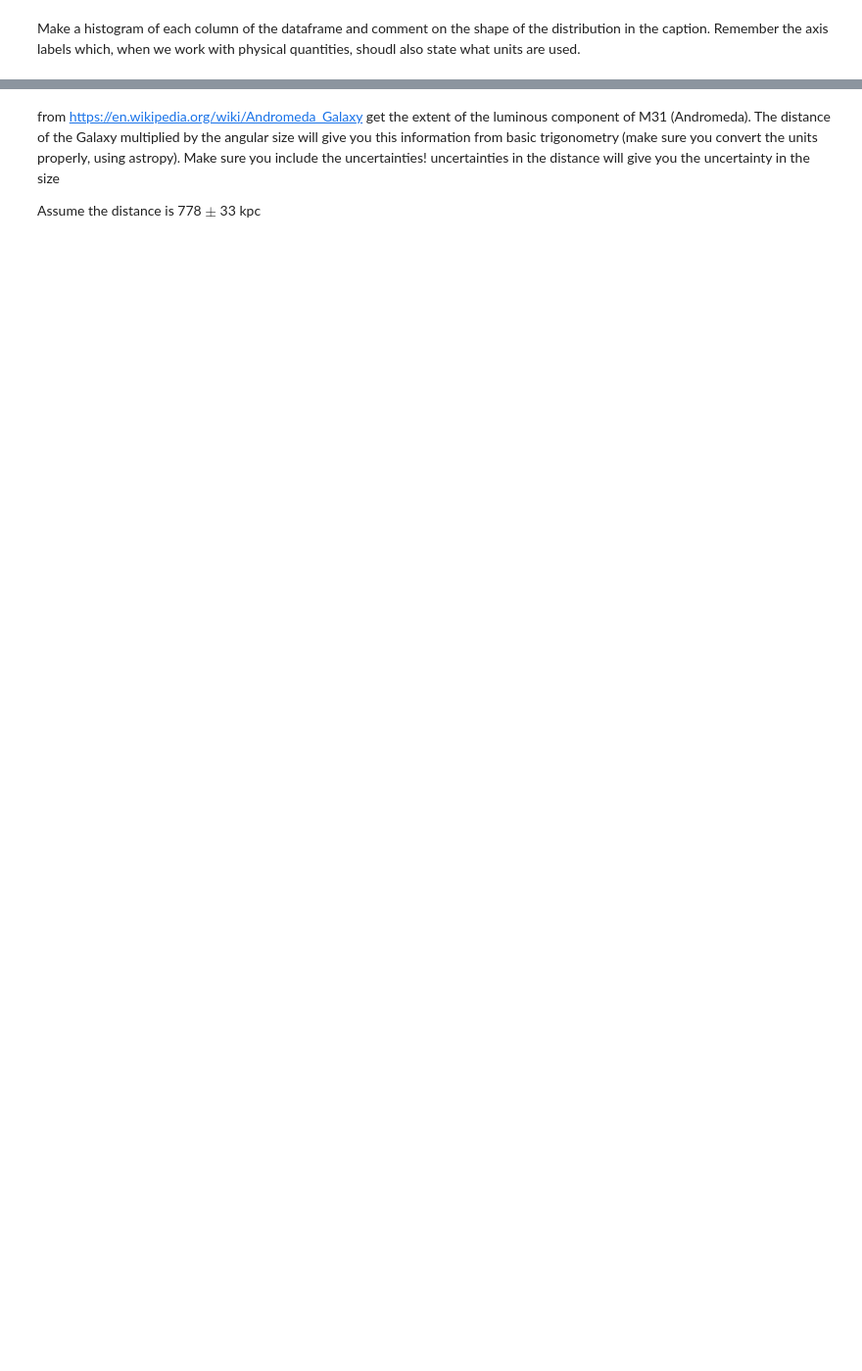
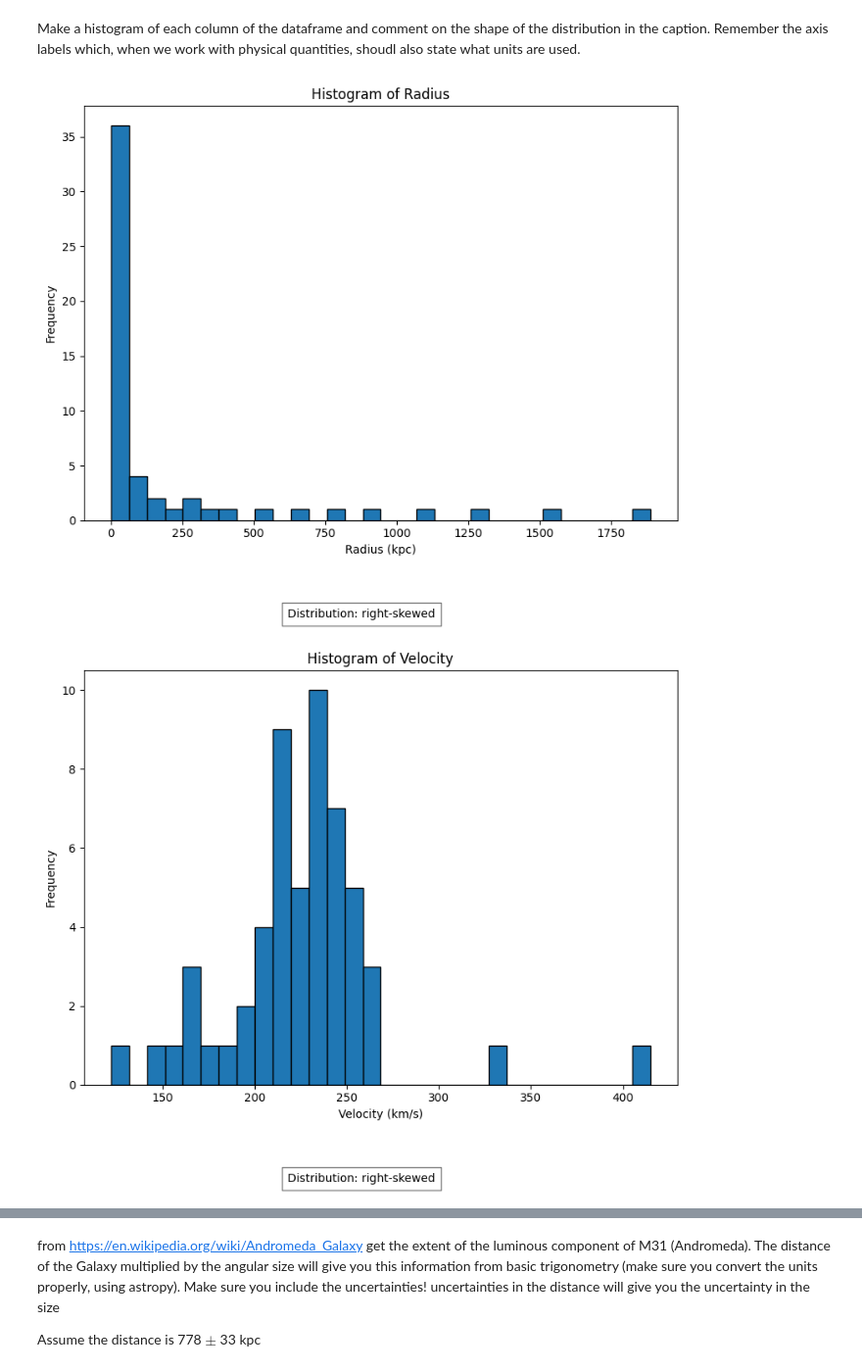
Before and after one commit to amandaswens/DSPS_ASwenson, a Jupyter notebook: HW4/HW4_MWrotCurve_instructions.ipynb, the cells around one changed output, grey strips where cells are left out. Shown at 98% size. Saved outputs shown, nothing was run; the diff lists cells and outputs as text; code cells hidden in the pictures; blank space fills up the shorter version.

```diff
--- a/HW4/HW4_MWrotCurve_instructions.ipynb
+++ b/HW4/HW4_MWrotCurve_instructions.ipynb
@@ -110,3 +114,17 @@ Look at the mean and the median of each column - what can you say about the dist
 print("The shape of the dataset is", m31.shape)
 # %% [output]
 The shape of the dataset is (56, 4)
+# %%
+print("\nMean vs. Median Comparison:")
+for column in m31.columns:
+    mean = m31[column].mean()
+    median = m31[column].median()
+    print(f"\n{column}:")
+    print(f"  Mean: {mean:.2f}")
+    print(f"  Median: {median:.2f}")
+    if mean > median:
+        print(f"  Distribution: Right-skewed (mean > median)")
+    elif mean < median:
+        print(f"  Distribution: Left-skewed (mean < median)")
+    else:
+        print(f"  Distribution: Symmetric (mean = median)")
@@ -113,2 +149,58 @@ The shape of the dataset is (56, 4)
 # %% [markdown]
 Make a histogram of each column of the dataframe and comment on the shape of the distribution in the caption. Remember the axis labels which, when we work with physical quantities, shoudl also state what units are used.
+# %%
+import pandas as pd
+import matplotlib.pyplot as plt
+
+m31 = pd.read_csv('https://raw.githubusercontent.com/fedhere/DSPS_FBianco/master/HW4/m31.csv', skiprows=1)
+
+units = {
+    'R': 'kpc',
+    'V': 'km/s',
+    'St.dev.': 'km/s',
+    'St.error': 'km/s'
+}
+
+m31 = m31.rename(columns={
+    '#R(kpc': 'Radius',
+    'V(km/s)': 'Velocity',
+    'St.dev.': 'Standard Deviation',
+    'St.error': 'Standard Error'
+})
+
+units = {
+    'Radius': 'kpc',
+    'Velocity': 'km/s',
+    'Standard Deviation': 'km/s',
+    'Standard Error': 'km/s'
+}
+
+def describe_distribution(data, col_name):
+    skewness = data[col_name].skew()
+    kurtosis = data[col_name].kurtosis()
+
+    if abs(skewness) < 0.5:
+        shape = "approximately symmetric"
+    elif skewness > 0.5:
+        shape = "right-skewed"
+    elif skewness < -0.5:
+        shape = "left-skewed"
+
+    return shape
+
+for column in m31.select_dtypes(include=['float64', 'int64']).columns:
+    plt.figure(figsize=(8, 6))
+    plt.hist(m31[column], bins=30, edgecolor='black')
+
+    plt.xlabel(f"{column} ({units.get(column, '')})")
+    plt.ylabel("Frequency")
+    plt.title(f"Histogram of {column}")
+
+    shape_description = describe_distribution(m31, column)
+    plt.figtext(0.5, -0.1, f"Distribution: {shape_description}", ha="center", fontsize=10, bbox={"facecolor":"white", "alpha":0.5, "pad":5})
+
+    plt.tight_layout()
+    plt.show()
+# %% [output]
+[figure, added]
+[figure, added]
```
Also changed, not shown: parts of 25 cells of this notebook.
